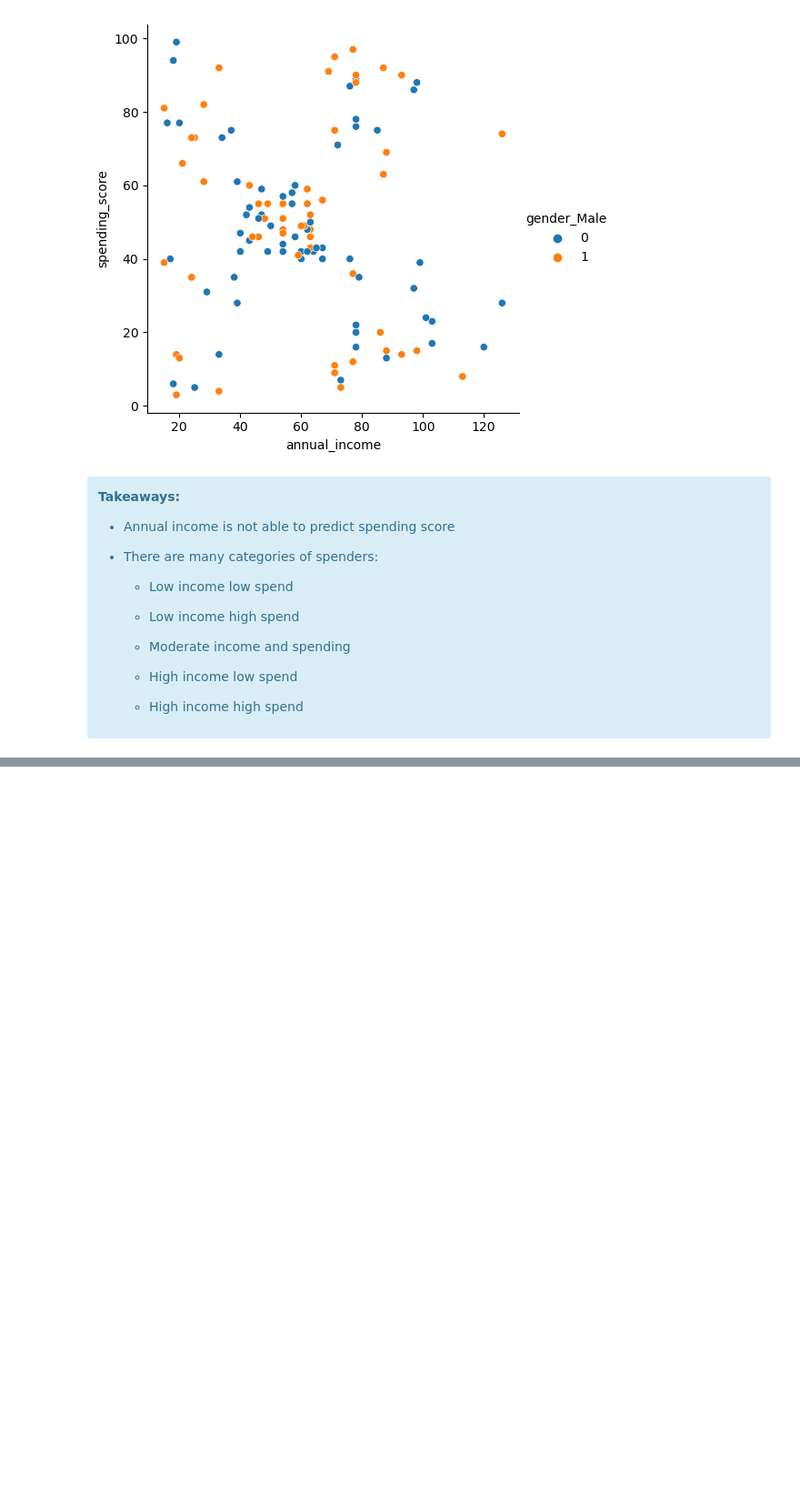
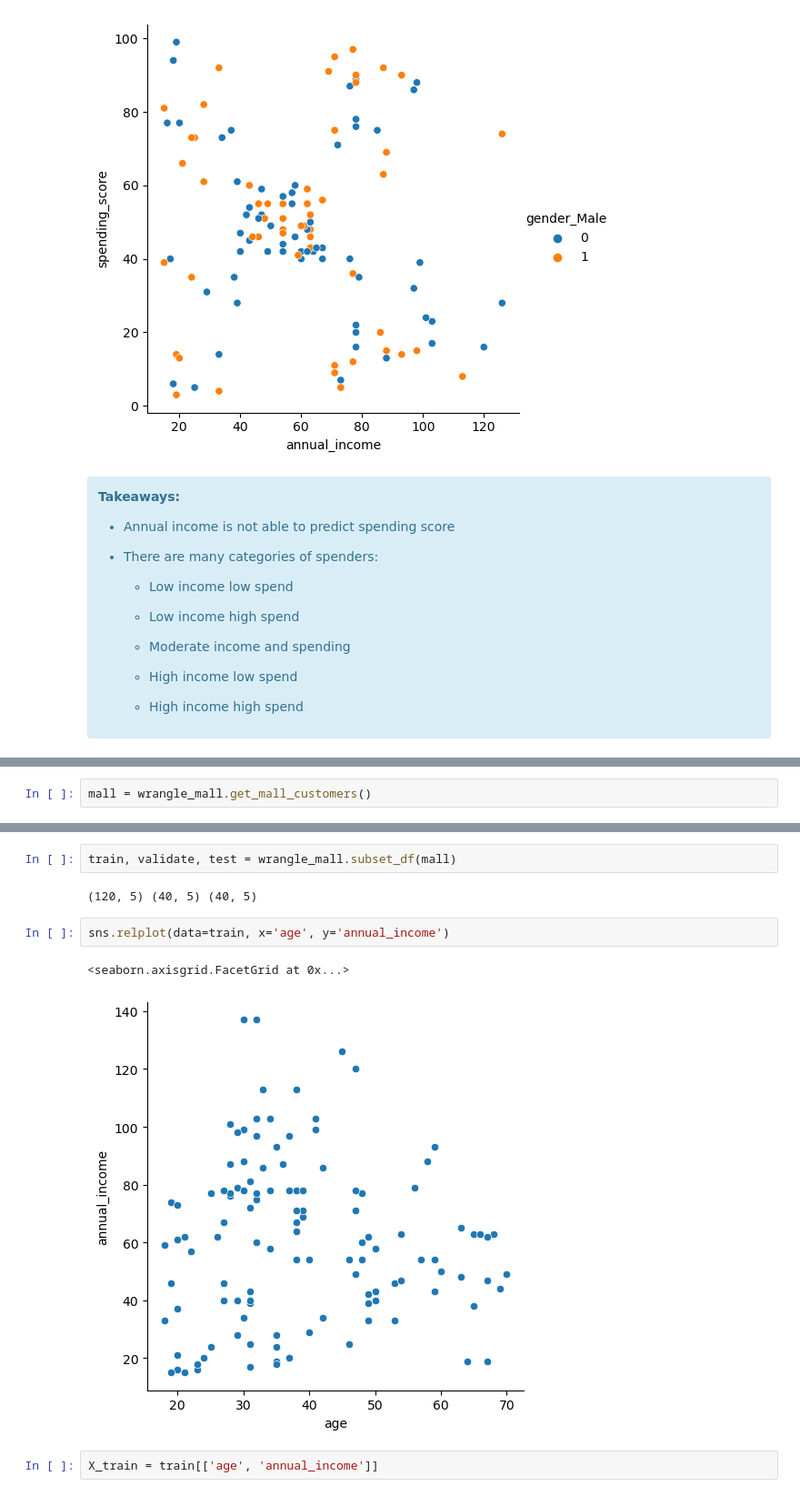
Before and after one commit to shawn-brown12/clustering, a Jupyter notebook: clustering_notes.ipynb, the cells around one changed output, grey strips where cells are left out. Shown: that part at 91% size. Saved outputs shown, nothing was run; the diff lists cells and outputs as text; blank space fills up the shorter version.

```diff
--- a/clustering_notes.ipynb
+++ b/clustering_notes.ipynb
@@ -203,0 +217,2 @@ sns.relplot(data=train, x='annual_income', y='spending_score', hue='gender_Male'
+# %%
+mall = wrangle_mall.get_mall_customers()
@@ -203,0 +235,11 @@ sns.relplot(data=train, x='annual_income', y='spending_score', hue='gender_Male'
+# %%
+train, validate, test = wrangle_mall.subset_df(mall)
+# %% [output]
+(120, 5) (40, 5) (40, 5)
+# %%
+sns.relplot(data=train, x='age', y='annual_income')
+# %% [output]
+<seaborn.axisgrid.FacetGrid at 0x...>
+[figure, added]
+# %%
+X_train = train[['age', 'annual_income']]
```
Also changed, not shown: parts of 23 cells of this notebook, 2 other files.
